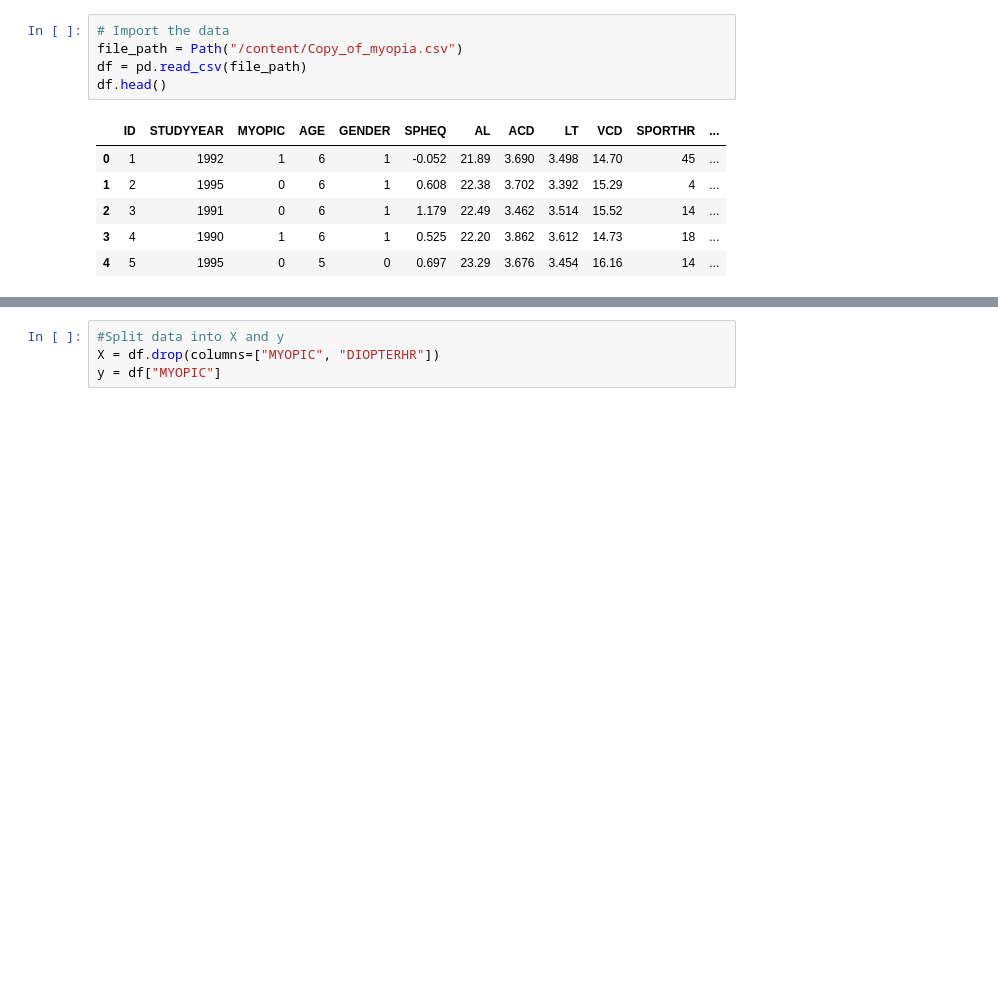
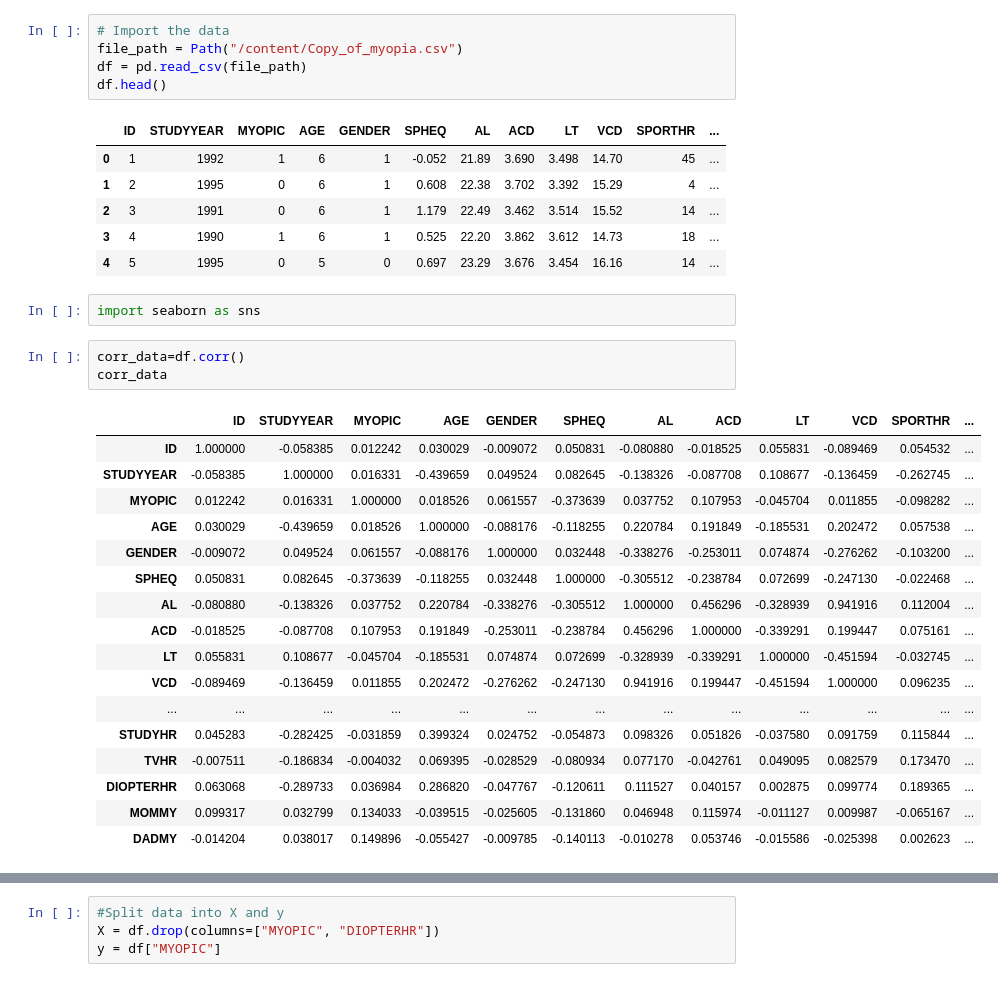
Before and after one commit to mward95/Oculus_Prime, a Jupyter notebook: Machine Learning/SupervisedLearning.ipynb, the cells around one changed output, grey strips where cells are left out. Cells and saved outputs as stored; diff of their text form; blank space fills up the shorter version.

```diff
--- a/Machine Learning/SupervisedLearning.ipynb
+++ b/Machine Learning/SupervisedLearning.ipynb
@@ -33,3 +33,26 @@ df.head()
 | 2 | 3 | 1991 | 0 | 6 | 1 | 1.179 | 22.49 | 3.462 | 3.514 | 15.52 | 14 | ... |
 | 3 | 4 | 1990 | 1 | 6 | 1 | 0.525 | 22.20 | 3.862 | 3.612 | 14.73 | 18 | ... |
 | 4 | 5 | 1995 | 0 | 5 | 0 | 0.697 | 23.29 | 3.676 | 3.454 | 16.16 | 14 | ... |
+# %%
+import seaborn as sns
+# %%
+corr_data=df.corr()
+corr_data
+# %% [output]
+|  | ID | STUDYYEAR | MYOPIC | AGE | GENDER | SPHEQ | AL | ACD | LT | VCD | SPORTHR | ... |
+| ID | 1.000000 | -0.058385 | 0.012242 | 0.030029 | -0.009072 | 0.050831 | -0.080880 | -0.018525 | 0.055831 | -0.089469 | 0.054532 | ... |
+| STUDYYEAR | -0.058385 | 1.000000 | 0.016331 | -0.439659 | 0.049524 | 0.082645 | -0.138326 | -0.087708 | 0.108677 | -0.136459 | -0.262745 | ... |
+| MYOPIC | 0.012242 | 0.016331 | 1.000000 | 0.018526 | 0.061557 | -0.373639 | 0.037752 | 0.107953 | -0.045704 | 0.011855 | -0.098282 | ... |
+| AGE | 0.030029 | -0.439659 | 0.018526 | 1.000000 | -0.088176 | -0.118255 | 0.220784 | 0.191849 | -0.185531 | 0.202472 | 0.057538 | ... |
+| GENDER | -0.009072 | 0.049524 | 0.061557 | -0.088176 | 1.000000 | 0.032448 | -0.338276 | -0.253011 | 0.074874 | -0.276262 | -0.103200 | ... |
+| SPHEQ | 0.050831 | 0.082645 | -0.373639 | -0.118255 | 0.032448 | 1.000000 | -0.305512 | -0.238784 | 0.072699 | -0.247130 | -0.022468 | ... |
+| AL | -0.080880 | -0.138326 | 0.037752 | 0.220784 | -0.338276 | -0.305512 | 1.000000 | 0.456296 | -0.328939 | 0.941916 | 0.112004 | ... |
+| ACD | -0.018525 | -0.087708 | 0.107953 | 0.191849 | -0.253011 | -0.238784 | 0.456296 | 1.000000 | -0.339291 | 0.199447 | 0.075161 | ... |
+| LT | 0.055831 | 0.108677 | -0.045704 | -0.185531 | 0.074874 | 0.072699 | -0.328939 | -0.339291 | 1.000000 | -0.451594 | -0.032745 | ... |
+| VCD | -0.089469 | -0.136459 | 0.011855 | 0.202472 | -0.276262 | -0.247130 | 0.941916 | 0.199447 | -0.451594 | 1.000000 | 0.096235 | ... |
+| ... | ... | ... | ... | ... | ... | ... | ... | ... | ... | ... | ... | ... |
+| STUDYHR | 0.045283 | -0.282425 | -0.031859 | 0.399324 | 0.024752 | -0.054873 | 0.098326 | 0.051826 | -0.037580 | 0.091759 | 0.115844 | ... |
+| TVHR | -0.007511 | -0.186834 | -0.004032 | 0.069395 | -0.028529 | -0.080934 | 0.077170 | -0.042761 | 0.049095 | 0.082579 | 0.173470 | ... |
+| DIOPTERHR | 0.063068 | -0.289733 | 0.036984 | 0.286820 | -0.047767 | -0.120611 | 0.111527 | 0.040157 | 0.002875 | 0.099774 | 0.189365 | ... |
+| MOMMY | 0.099317 | 0.032799 | 0.134033 | -0.039515 | -0.025605 | -0.131860 | 0.046948 | 0.115974 | -0.011127 | 0.009987 | -0.065167 | ... |
+| DADMY | -0.014204 | 0.038017 | 0.149896 | -0.055427 | -0.009785 | -0.140113 | -0.010278 | 0.053746 | -0.015586 | -0.025398 | 0.002623 | ... |
```
Also changed, not shown: parts of 10 cells of this notebook.
